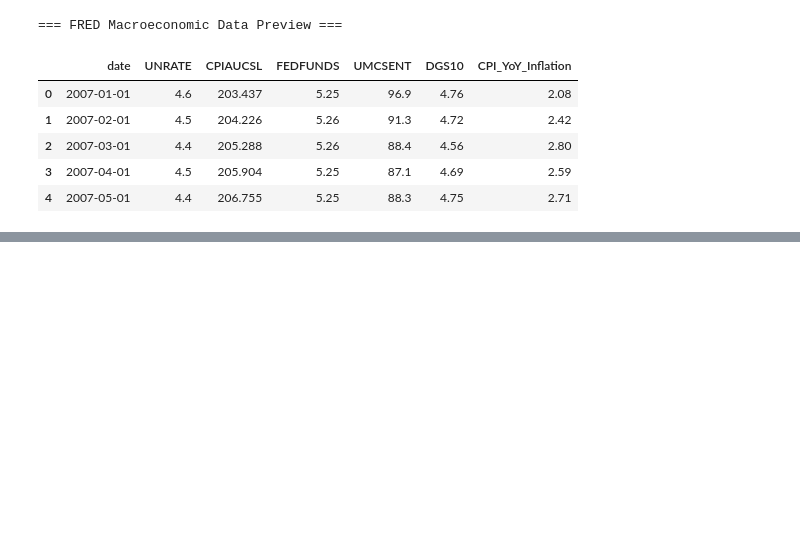
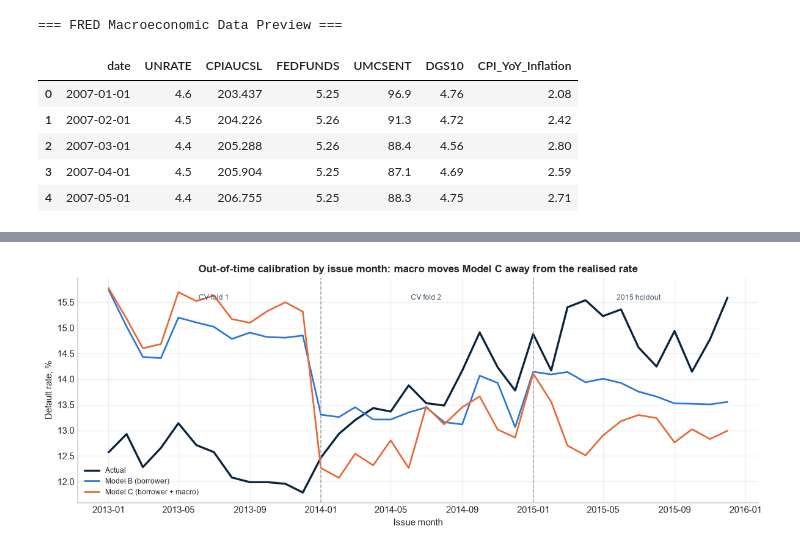
Before and after one commit to Siti-digital/Loan-Default-Risk-Predictor, a Jupyter notebook: macro_stress_testing.ipynb, the cells around one changed output, grey strips where cells are left out. Cells and saved outputs as stored; diff of their text form; code cells hidden in the pictures; blank space fills up the shorter version.

```diff
--- a/macro_stress_testing.ipynb
+++ b/macro_stress_testing.ipynb
@@ -1097,0 +757,97 @@ Successfully exported benchmark comparison summary to web/benchmark_results.json
+# %%
+# 1. Vintage calibration: monthly predicted vs actual default rate, 2013-2015, all out-of-time
+oot_parts = []
+for fold_id, f_tr, f_va in folds:
+    oot_parts.append(pd.DataFrame({'issue_date': f_va['issue_date'].values, 'default': f_va['default'].values,
+                                   'p_A': f_tr['default'].mean(), 'p_B': cv_preds['MODEL_B'][fold_id],
+                                   'p_C': cv_preds['MODEL_C'][fold_id], 'source': f'CV fold {fold_id}'}))
+oot_parts.append(pd.DataFrame({'issue_date': test_df['issue_date'].values, 'default': y_test, 'p_A': baseline_pd,
+                               'p_B': test_preds['MODEL_B'], 'p_C': test_preds['MODEL_C'], 'source': '2015 holdout'}))
+oot_df = pd.concat(oot_parts, ignore_index=True)
+vintage_monthly = (oot_df.groupby('issue_date')
+                   .agg(loans=('default', 'size'), actual=('default', 'mean'), pred_A=('p_A', 'mean'),
+                        pred_B=('p_B', 'mean'), pred_C=('p_C', 'mean')).reset_index())
+vintage_yearly = (oot_df.groupby(oot_df['issue_date'].dt.year)
+                  .agg(loans=('default', 'size'), actual=('default', 'mean'), pred_A=('p_A', 'mean'),
+                       pred_B=('p_B', 'mean'), pred_C=('p_C', 'mean')))
+vintage_yearly.index.name = 'vintage'
+for m in ['A', 'B', 'C']:
+    vintage_yearly[f'gap_{m}_pp'] = 100 * (vintage_yearly[f'pred_{m}'] - vintage_yearly['actual'])
+print('=== Predicted vs actual default rate by out-of-time vintage (gap in percentage points) ===')
+display(vintage_yearly.round(4))
+macro_shift = vintage_monthly['pred_C'] - vintage_monthly['pred_B']
+residual_B = vintage_monthly['actual'] - vintage_monthly['pred_B']
+macro_shift_corr = float(np.corrcoef(macro_shift, residual_B)[0, 1])
+print(f'Correlation between the macro shift (pred_C - pred_B) and Model B\'s monthly miss (actual - pred_B), 36 months: {macro_shift_corr:+.3f}')
+print('A useful macro signal would push predictions toward the realised rate, i.e. a clearly positive correlation.')
+
+fig, ax = plt.subplots(figsize=(11, 4.2))
+ax.plot(vintage_monthly['issue_date'], 100 * vintage_monthly['actual'], color=PALETTE['ACTUAL'], lw=2.2, label='Actual')
+ax.plot(vintage_monthly['issue_date'], 100 * vintage_monthly['pred_B'], color=PALETTE['MODEL_B'], lw=1.8, label='Model B (borrower)')
+ax.plot(vintage_monthly['issue_date'], 100 * vintage_monthly['pred_C'], color=PALETTE['MODEL_C'], lw=1.8, label='Model C (borrower + macro)')
+for x in ['2014-01-01', '2015-01-01']:
+    ax.axvline(pd.Timestamp(x), color='#9aa5b4', lw=1, ls='--')
+ax.text(pd.Timestamp('2013-07-01'), ax.get_ylim()[1] * 0.98, 'CV fold 1', ha='center', va='top', fontsize=8, color='#425466')
+ax.text(pd.Timestamp('2014-07-01'), ax.get_ylim()[1] * 0.98, 'CV fold 2', ha='center', va='top', fontsize=8, color='#425466')
+ax.text(pd.Timestamp('2015-07-01'), ax.get_ylim()[1] * 0.98, '2015 holdout', ha='center', va='top', fontsize=8, color='#425466')
+ax.set(ylabel='Default rate, %', xlabel='Issue month', title='Out-of-time calibration by issue month: macro moves Model C away from the realised rate')
+ax.legend(loc='lower left')
+plt.tight_layout()
+plt.savefig(f'{FIG_DIR}/vintage_calibration.png', bbox_inches='tight')
+plt.show()
+
+# 2. Segment errors on the 2015 holdout
+seg_frame = test_df[['fico_avg', 'dti', 'annual_inc', 'home_ownership', 'default']].copy()
+seg_frame['p_B'], seg_frame['p_C'], seg_frame['p_L'] = test_preds['MODEL_B'], test_preds['MODEL_C'], test_preds['LENDER_BENCHMARK']
+seg_labels = {
+    'FICO (avg)': pd.cut(seg_frame['fico_avg'], [0, 660, 690, 720, 750, 900], right=False, labels=['<660', '660-689', '690-719', '720-749', '750+']),
+    'DTI (%)': pd.cut(seg_frame['dti'], [-1, 10, 20, 30, 1e9], labels=['0-10', '10-20', '20-30', '30+']),
+    'Annual income': pd.cut(seg_frame['annual_inc'], [-1, 40e3, 60e3, 90e3, 150e3, 1e12], labels=['<$40k', '$40-60k', '$60-90k', '$90-150k', '$150k+']),
+    'Home ownership': seg_frame['home_ownership'].where(seg_frame['home_ownership'].isin(['MORTGAGE', 'RENT', 'OWN']), 'OTHER'),
+}
+seg_rows = []
+for seg_name, lab in seg_labels.items():
+    for lvl, g in seg_frame.groupby(lab, observed=True):
+        if len(g) < 200:
+            continue
+        seg_rows.append({'segment': seg_name, 'level': str(lvl), 'loans': len(g), 'actual': g['default'].mean(),
+                         'pred_B': g['p_B'].mean(), 'pred_C': g['p_C'].mean(), 'pred_Lender': g['p_L'].mean(),
+                         'roc_auc_C_within': roc_auc_score(g['default'], g['p_C'])})
+segment_df = pd.DataFrame(seg_rows)
+segment_df['gap_C_pp'] = 100 * (segment_df['pred_C'] - segment_df['actual'])
+print('\n=== 2015 segment calibration (gap = predicted - actual, percentage points) ===')
+display(segment_df.round(4))
+
+fig, axes = plt.subplots(1, 4, figsize=(15, 3.6), sharey=True)
+for ax, (name, g) in zip(axes, segment_df.groupby('segment', sort=False)):
+    x = np.arange(len(g))
+    ax.bar(x - 0.2, 100 * g['actual'], width=0.38, color=PALETTE['ACTUAL'], label='Actual')
+    ax.bar(x + 0.2, 100 * g['pred_C'], width=0.38, color=PALETTE['MODEL_C'], label='Model C predicted')
+    ax.set_xticks(x)
+    ax.set_xticklabels(g['level'], rotation=30, fontsize=8)
+    ax.set_title(name)
+axes[0].set_ylabel('Default rate, % (2015)')
+axes[0].legend(fontsize=8)
+plt.suptitle('2015 holdout: Model C under-predicts in every segment, most for the riskiest groups', y=1.04, fontsize=11)
+plt.tight_layout()
+plt.savefig(f'{FIG_DIR}/segment_errors.png', bbox_inches='tight')
+plt.show()
+
+# 3. Representative errors at tau (training base rate)
+err = test_df[['issue_d', 'fico_avg', 'dti', 'annual_inc', 'loan_amnt', 'home_ownership', 'revol_util', 'mort_acc', 'int_rate', 'default']].copy()
+err['pd_C'] = test_preds['MODEL_C']
+flag = err['pd_C'] >= tau
+err['outcome'] = np.select([flag & (err['default'] == 1), ~flag & (err['default'] == 1), flag & (err['default'] == 0)],
+                           ['TP: caught default', 'FN: missed default', 'FP: false alarm'], 'TN: correct approval')
+error_groups_df = err.groupby('outcome').agg(loans=('default', 'size'), mean_pd_C=('pd_C', 'mean'), fico=('fico_avg', 'mean'),
+                                             dti=('dti', 'mean'), median_income=('annual_inc', 'median'),
+                                             loan_amnt=('loan_amnt', 'mean'), revol_util=('revol_util', 'mean'),
+                                             mortgage_share=('home_ownership', lambda s: (s == 'MORTGAGE').mean()),
+                                             int_rate_not_used=('int_rate', 'mean'))
+print('\n=== Who is misclassified? Group means at tau (int_rate is NOT a Model C input; shown for diagnosis) ===')
+display(error_groups_df.round(3))
+example_errors_df = pd.concat([err[err['outcome'] == 'FN: missed default'].sample(4, random_state=RANDOM_SEED),
+                               err[err['outcome'] == 'FP: false alarm'].sample(4, random_state=RANDOM_SEED)])
+print('Random examples (seed 42) of each error type:')
+display(example_errors_df.round(3))
+# %% [output]
@@ -1097,0 +862 @@ Successfully exported benchmark comparison summary to web/benchmark_results.json
+[figure, added]
```
Also changed, not shown: parts of 34 cells of this notebook, 52 other files.
